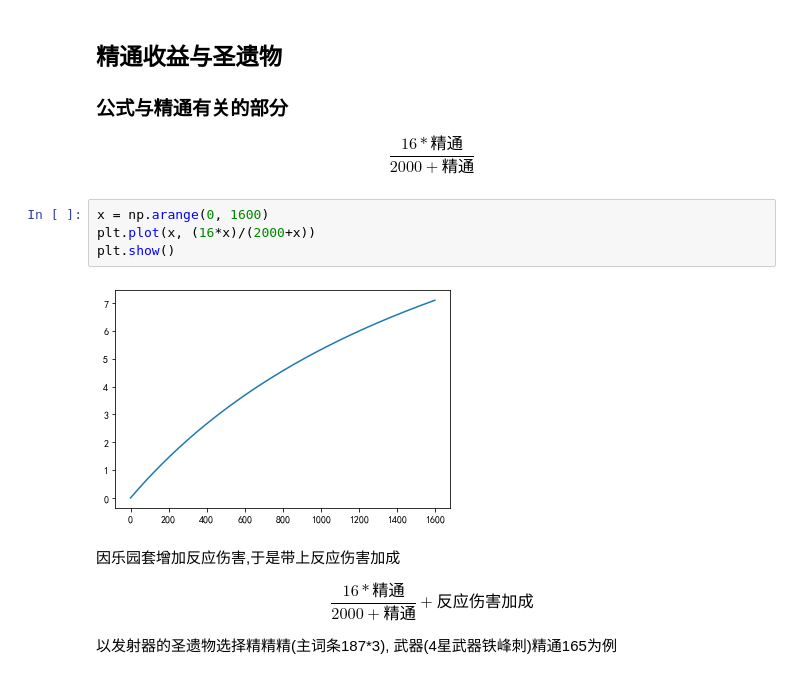
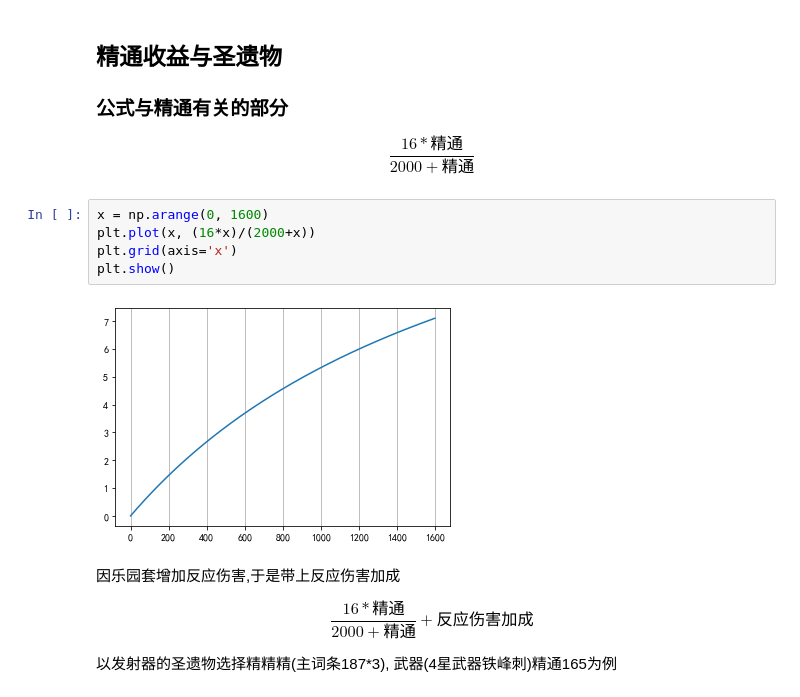
Before and after one commit to muedsa/mihoyo-lab-notebook, a Jupyter notebook: bloom-reactions.ipynb, the cells around one changed output. Saved outputs shown, nothing was run; the diff lists cells and outputs as text.

```diff
--- a/bloom-reactions.ipynb
+++ b/bloom-reactions.ipynb
@@ -57,9 +57,10 @@ $$\frac{16*精通}{2000+精通}$$
 # %%
 x = np.arange(0, 1600)
 plt.plot(x, (16*x)/(2000+x))
+plt.grid(axis='x')
 plt.show()
 # %% [output]
-[figure, old version]
+[figure, new version]
 # %% [markdown]
 因乐园套增加反应伤害,于是带上反应伤害加成
 
```
Also changed, not shown: parts of 17 cells of this notebook.
